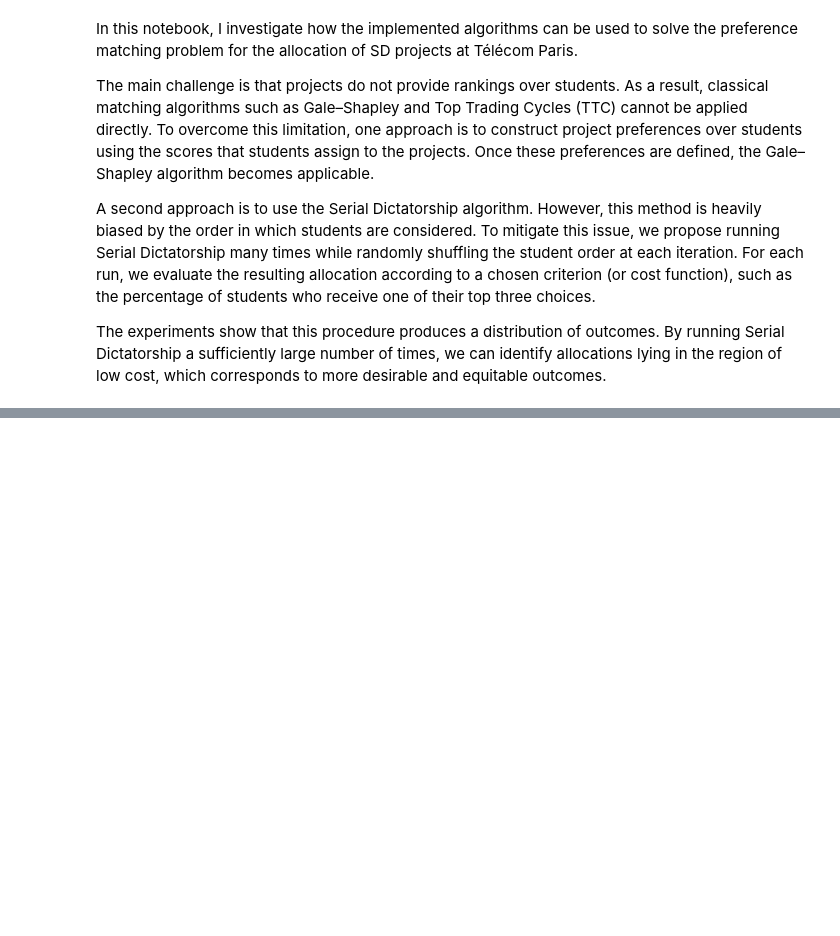
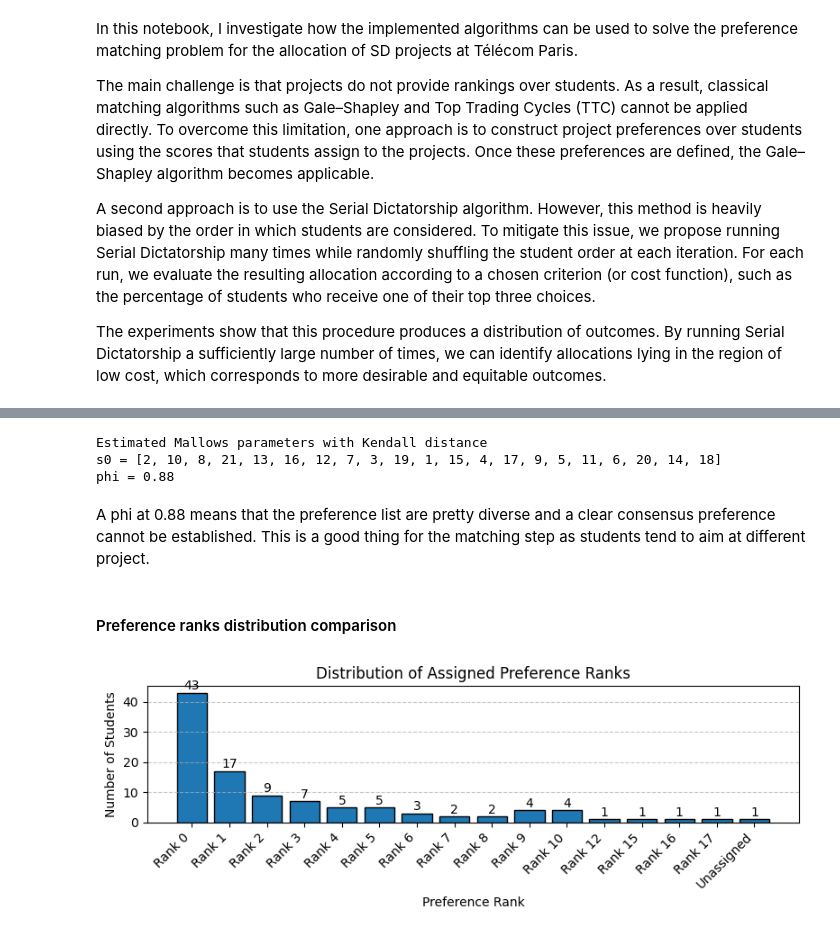
Before and after one commit to gviterbo/matching_project, a Jupyter notebook: notebooks/Data_analysis.ipynb, the cells around one changed output, grey strips where cells are left out. Drawn from its saved outputs; the diff is of its cells as text; code cells hidden in the pictures; blank space fills up the shorter version.

```diff
--- a/notebooks/Data_analysis.ipynb
+++ b/notebooks/Data_analysis.ipynb
@@ -255,0 +278,15 @@ The experiments show that this procedure produces a distribution of outcomes. By
+# %%
+s0_kendall, phi_kendall = infer_kendall_mallows_parameters(instance_real_not_completed)
+print(f"Estimated Mallows parameters with Kendall distance\ns0 = {s0_kendall}\nphi = {phi_kendall:.2f}")
+# %% [output]
+Estimated Mallows parameters with Kendall distance
+s0 = [2, 10, 8, 21, 13, 16, 12, 7, 3, 19, 1, 15, 4, 17, 9, 5, 11, 6, 20, 14, 18]
+phi = 0.88
+# %% [markdown]
+A phi at 0.88 means that the preference list are pretty diverse and a clear consensus preference cannot be established. This is a good thing for the matching step as students tend to aim at different project.
+# %% [markdown]
+#### Preference ranks distribution comparison
+# %%
+plot_rank_distribution(matching_real["gale_shapley"])
+# %% [output]
+[figure, added]
```
Also changed, not shown: parts of 11 cells of this notebook, 3 other files.
